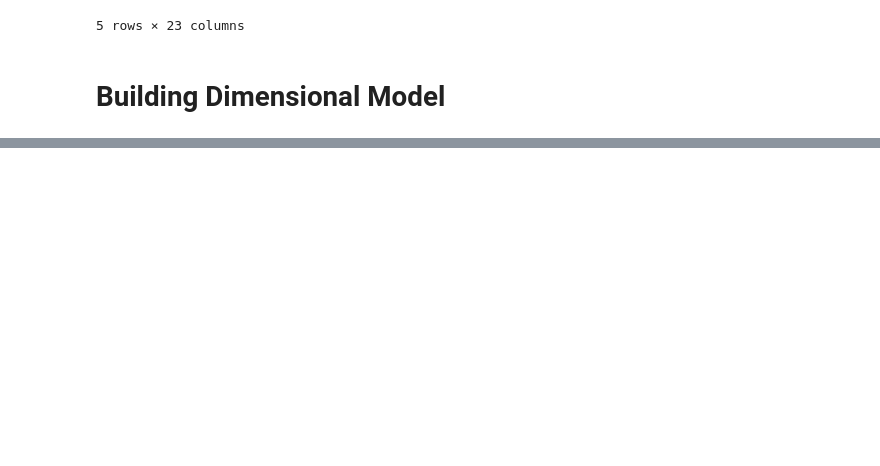
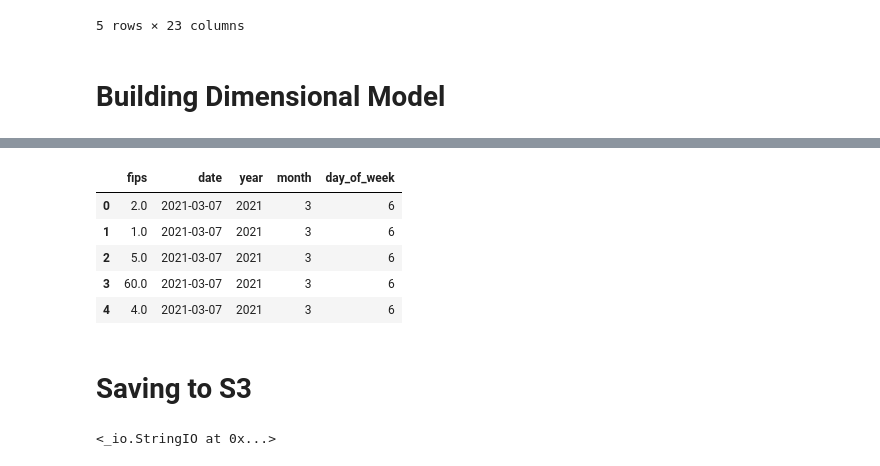
Before and after one commit to pavananvesh/AWS_covid19, a Jupyter notebook: Covid_19.ipynb, the cells around one changed output, grey strips where cells are left out. Cells and saved outputs as stored; diff of their text form; code cells hidden in the pictures; blank space fills up the shorter version.

```diff
--- a/Covid_19.ipynb
+++ b/Covid_19.ipynb
@@ -256,0 +299,2 @@ rearc_usa_hospital_beds.head()
+# %%
+dimDate = states_daily[['fips','date']]
@@ -256,0 +310,2 @@ rearc_usa_hospital_beds.head()
+# %%
+dimDate['date'] = pd.to_datetime(dimDate['date'], format='%Y%m%d')
@@ -256,0 +327,4 @@ rearc_usa_hospital_beds.head()
+# %%
+dimDate['year'] = dimDate['date'].dt.year
+dimDate['month'] = dimDate['date'].dt.month
+dimDate['day_of_week'] = dimDate['date'].dt.dayofweek
@@ -256,0 +347,11 @@ rearc_usa_hospital_beds.head()
+# %%
+dimDate.head()
+# %% [output]
+|  | fips | date | year | month | day_of_week |
+| 0 | 2.0 | 2021-03-07 | 2021 | 3 | 6 |
+| 1 | 1.0 | 2021-03-07 | 2021 | 3 | 6 |
+| 2 | 5.0 | 2021-03-07 | 2021 | 3 | 6 |
+| 3 | 60.0 | 2021-03-07 | 2021 | 3 | 6 |
+| 4 | 4.0 | 2021-03-07 | 2021 | 3 | 6 |
+# %% [markdown]
+# Saving to S3
@@ -256,0 +362,4 @@ rearc_usa_hospital_beds.head()
+# %%
+csv_buffer
+# %% [output]
+<_io.StringIO at 0x...>
```
Also changed, not shown: parts of 24 cells of this notebook.
